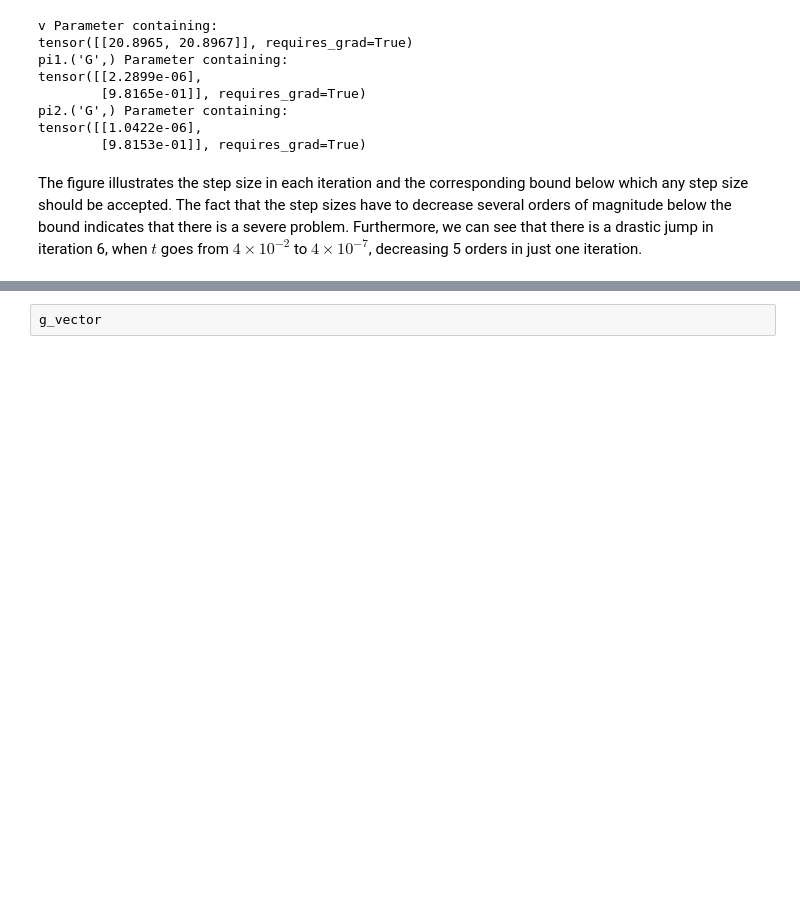
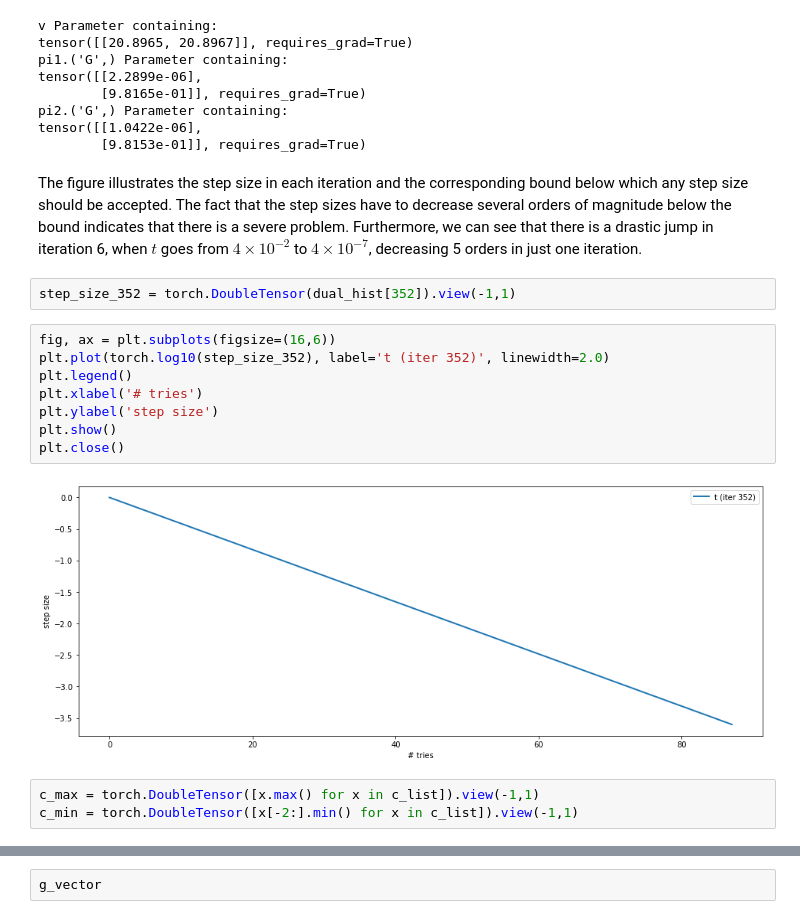
Before and after one commit to tarod13/Stochastic_Games, a Jupyter notebook: stochastic_games_herkovitz_v2.ipynb, the cells around one changed output, grey strips where cells are left out. Saved outputs shown, nothing was run; the diff lists cells and outputs as text; blank space fills up the shorter version.

```diff
--- a/stochastic_games_herkovitz_v2.ipynb
+++ b/stochastic_games_herkovitz_v2.ipynb
@@ -1461,3 +1473,18 @@ tensor([[1.0422e-06],
         [9.8153e-01]], requires_grad=True)
 # %% [markdown]
 The figure illustrates the step size in each iteration and the corresponding bound below which any step size should be accepted. The fact that the step sizes have to decrease several orders of magnitude below the bound indicates that there is a severe problem. Furthermore, we can see that there is a drastic jump in iteration 6, when $t$ goes from $4\times10^{-2}$ to $4\times10^{-7}$, decreasing 5 orders in just one iteration.
+# %%
+step_size_352 = torch.DoubleTensor(dual_hist[352]).view(-1,1)
+# %%
+fig, ax = plt.subplots(figsize=(16,6))
+plt.plot(torch.log10(step_size_352), label='t (iter 352)', linewidth=2.0)
+plt.legend()
+plt.xlabel('# tries')
+plt.ylabel('step size')
+plt.show()
+plt.close()
+# %% [output]
+[figure, added]
+# %%
+c_max = torch.DoubleTensor([x.max() for x in c_list]).view(-1,1)
+c_min = torch.DoubleTensor([x[-2:].min() for x in c_list]).view(-1,1)
```
Also changed, not shown: parts of 34 cells of this notebook.
